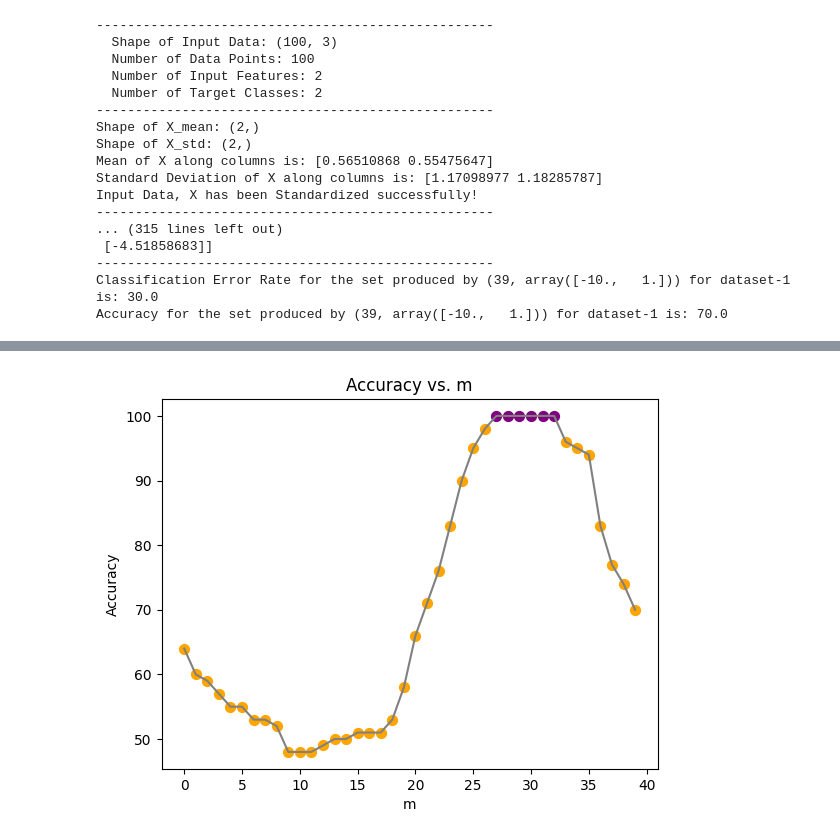
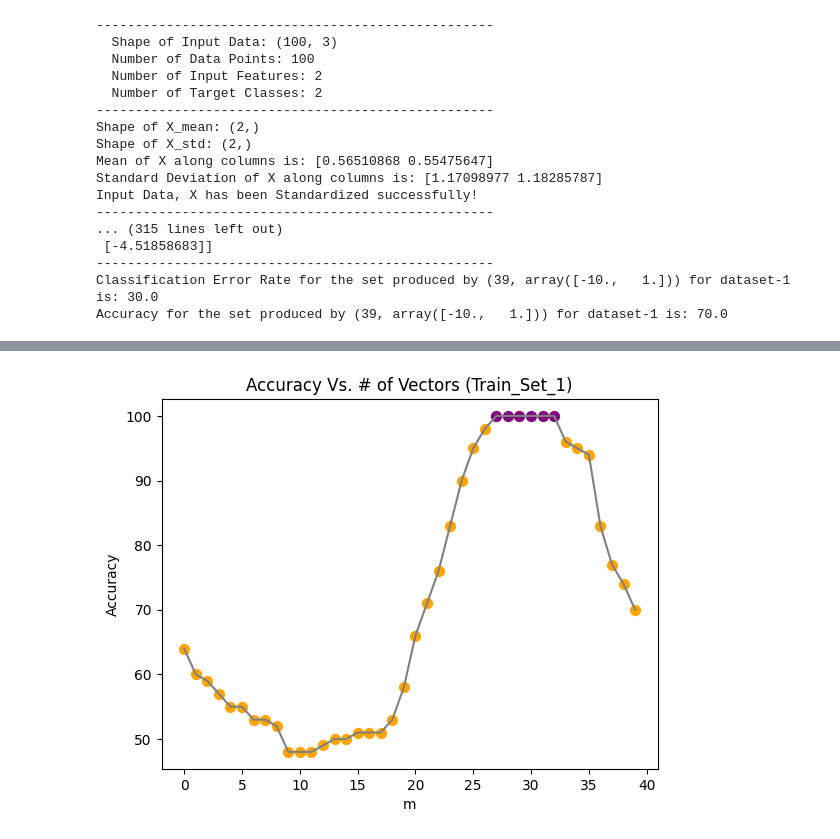
Before and after one commit to SudeshKumarSK/ee559-mlOne, a Jupyter notebook: homeworkOne.ipynb, the cells around one changed output, grey strips where cells are left out. Cells and saved outputs as stored; diff of their text form; code cells hidden in the pictures.

Commit message:
Updated plotGraph in homeWorkOne.ipynb

```diff
--- a/homeworkOne.ipynb
+++ b/homeworkOne.ipynb
@@ -615,19 +591,4 @@ plt.show()
-# %%
-ax = plt.axes()
-ax.plot(m, accuracy_History, c = "grey")
-
-
-for i in range(40):
-    if accuracy_History[i] == 100.0:
-        ax.scatter(i, accuracy_History[i], c='purple', marker='o', s = 50, alpha=1)
-    else:
-        ax.scatter(i, accuracy_History[i], c='orange', marker='o', s = 50, alpha=1)
-
-ax.set_title("Accuracy vs. m")
-ax.set_ylabel('Accuracy')
-ax.set_xlabel('m')
-
-
-plt.show()
-# %% [output]
-[figure, removed]
+# %%
+pg.plotGraphAcc(m=m, accuracy_History=accuracy_History, datasetName="Train_Set_1")
+# %% [output]
+[figure, added]
```
Also changed, not shown: parts of 4 cells of this notebook.
